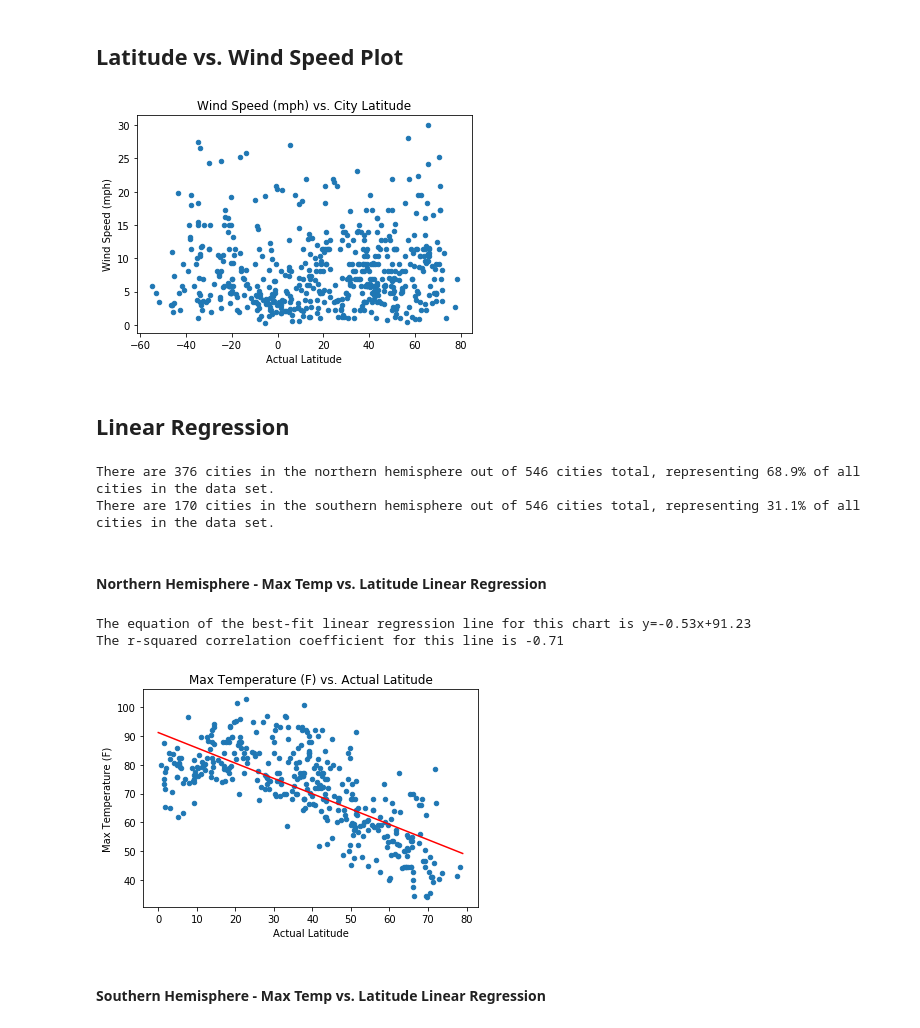
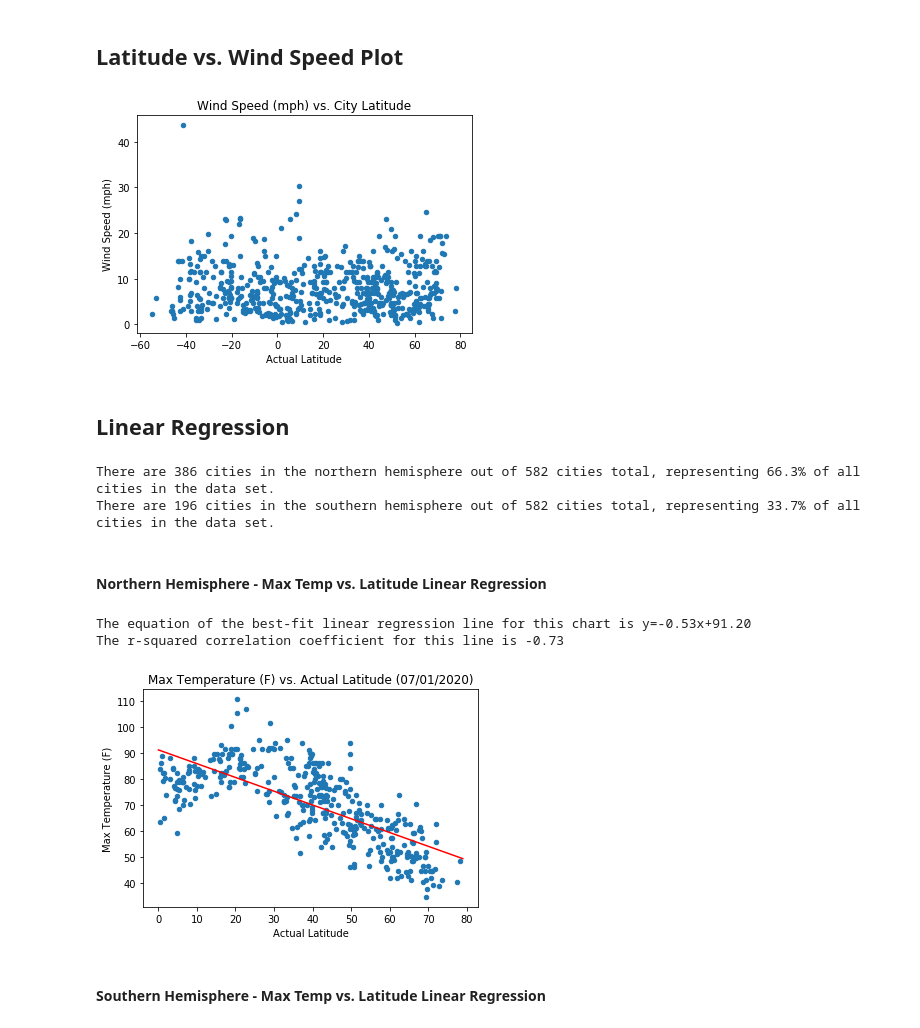
Before and after one commit to Gendo90/python-api-challenge, a Jupyter notebook: starter_code/WeatherPy.ipynb, the cells around one changed output. Cells and saved outputs as stored; diff of their text form; code cells hidden in the pictures.

Commit message:
feat: Update timestamp info for WeatherPy so it does not update every day (should remain an immutable string once initially generated now) and add date of analysis/weather recording to plot titles

```diff
--- a/starter_code/WeatherPy.ipynb
+++ b/starter_code/WeatherPy.ipynb
@@ -123,12 +123,12 @@ city_list["Country"][0] = json_response["sys"]["country"]
 #create datetime.datetime object to give local date and time at the city of interest (need to add an offset from our
 #computer clock set to PST and then add in the timezone shift given by the API to change from GMT)
 first_city_time = datetime.datetime.fromtimestamp(json_response["dt"]+json_response["timezone"]+PST_offset)
-city_list["Datetime (Local)"][0] = "{} {}".format(first_city_time.date(), first_city_time.time())
+city_list["Datetime (Local)"][0] = first_city_time.strftime("%m/%d/%Y, %H:%M:%S")
 
 #create helper function to give the Datetime (UTC) column string
 def getTimeString(resp_json, comp_time):
     curr_city_datetime = datetime.datetime.fromtimestamp(resp_json["dt"]+resp_json["timezone"]+comp_time)
-    return "{} {}".format(curr_city_datetime.date(), curr_city_datetime.time())
+    return curr_city_datetime.strftime("%m/%d/%Y, %H:%M:%S")
 
 #create function to add all info to dataframe using the above pattern
 def addColumns(pd_df, resp_json, i, comp_time):
@@ -141,6 +141,7 @@ def addColumns(pd_df, resp_json, i, comp_time):
     pd_df["Country"][i] = resp_json["sys"]["country"]
     #create datetime.datetime object to give local date and time at the city of interest (need to add an offset from our
     #computer clock set to PST and then add in the timezone shift given by the API to change from GMT)
+    #change it to a string to keep the timestamp the same in case it is examined later
     pd_df["Datetime (Local)"][i] = getTimeString(resp_json, comp_time)
 # %% [output]
 A value is trying to be set on a copy of a slice from a DataFrame
@@ -174,7 +175,7 @@ for i, row in city_list.iterrows():
         addColumns(city_list, json_resp, i, PST_offset)
         print("Retrieved record {} of {} for the city of {}".format(i+1, record_count, row["City"]))
     except:
-        city_list["City"][i] = "Failed"
+        city_list["City"][i] = "Failed!!!"
         print("Could not retrieve record {} of {} for the city of {}".format(i+1, record_count, row["City"]))
 
 
@@ -240,7 +237,7 @@ Retrieved record 605 of 605 for the city of high level
 * Export the city data into a .csv.
 * Display the DataFrame
 # %%
-remaining_cities = city_list.loc[city_list["City"] != "Failed"]
+remaining_cities = city_list.loc[city_list["City"] != "Failed!!!"]
 city_left_count = len(remaining_cities)
 print("There is data for {} cities out of the {} cities identified, for a retrieval success rate of {:.1%}"
       .format(city_left_count, record_count, (city_left_count/record_count)))
@@ -365,7 +362,7 @@ lat_vs_wind_speed_axes = remaining_cities.plot(kind="scatter", x="Actual Latitud
 
 lat_vs_wind_speed_axes.get_figure().savefig("../output_data/Fig4.png")
 # %% [output]
-[figure, old version]
+[figure, new version]
 # %% [markdown]
 ## Linear Regression
 # %%
@@ -411,29 +410,32 @@ southern_cities_count = len(southern_hemisphere)
 print("There are {} cities in the southern hemisphere out of {} cities total, representing {:.1%} of all cities in the data set."
      .format(southern_cities_count, city_left_count, (southern_cities_count/city_left_count)))
 # %% [output]
-There are 376 cities in the northern hemisphere out of 546 cities total, representing 68.9% of all cities in the data set.
-There are 170 cities in the southern hemisphere out of 546 cities total, representing 31.1% of all cities in the data set.
+There are 386 cities in the northern hemisphere out of 582 cities total, representing 66.3% of all cities in the data set.
+There are 196 cities in the southern hemisphere out of 582 cities total, representing 33.7% of all cities in the data set.
 # %% [markdown]
 ####  Northern Hemisphere - Max Temp vs. Latitude Linear Regression
 # %%
 (n_temp_slope, n_temp_intercept, n_temp_r_val, _, _) = linregress(northern_hemisphere["Actual Latitude"],
                                                            northern_hemisphere["Max Temperature (F)"])
 
 regr_line_x = np.array([a for a in range(80)])
 regr_line_y = n_temp_slope * regr_line_x + n_temp_intercept
 
 n_temp_axes = northern_hemisphere.plot(kind="scatter", x="Actual Latitude",
-                                       y="Max Temperature (F)", title="Max Temperature (F) vs. Actual Latitude")
+                                       y="Max Temperature (F)",
+                                       title="Max Temperature (F) vs. Actual Latitude ({})".
+                                       format(remaining_cities["Datetime (Local)"].iloc[0].split(",")[0]))
+
 
 n_temp_axes.plot(regr_line_x, regr_line_y, 'r')
 
 print("The equation of the best-fit linear regression line for this chart is y={:.2f}x+{:.2f}"
       .format(n_temp_slope, n_temp_intercept))
 print("The r-squared correlation coefficient for this line is {:.2f}".format(n_temp_r_val))
 # %% [output]
-The equation of the best-fit linear regression line for this chart is y=-0.53x+91.23
-The r-squared correlation coefficient for this line is -0.71
+The equation of the best-fit linear regression line for this chart is y=-0.53x+91.20
+The r-squared correlation coefficient for this line is -0.73
-[figure, old version]
+[figure, new version]
 # %% [markdown]
 ####  Southern Hemisphere - Max Temp vs. Latitude Linear Regression
 # %%
```
Also changed, not shown: parts of 16 cells of this notebook, 6 other files.
